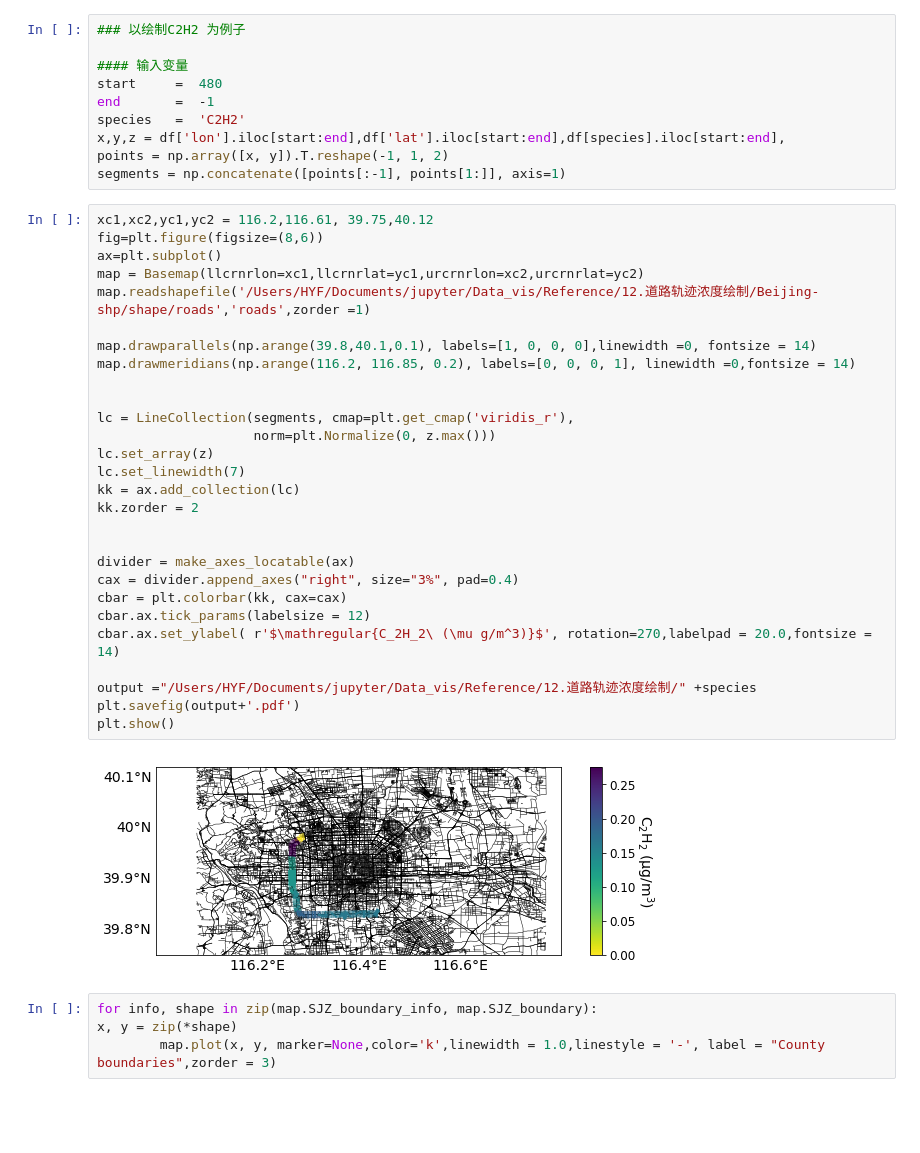
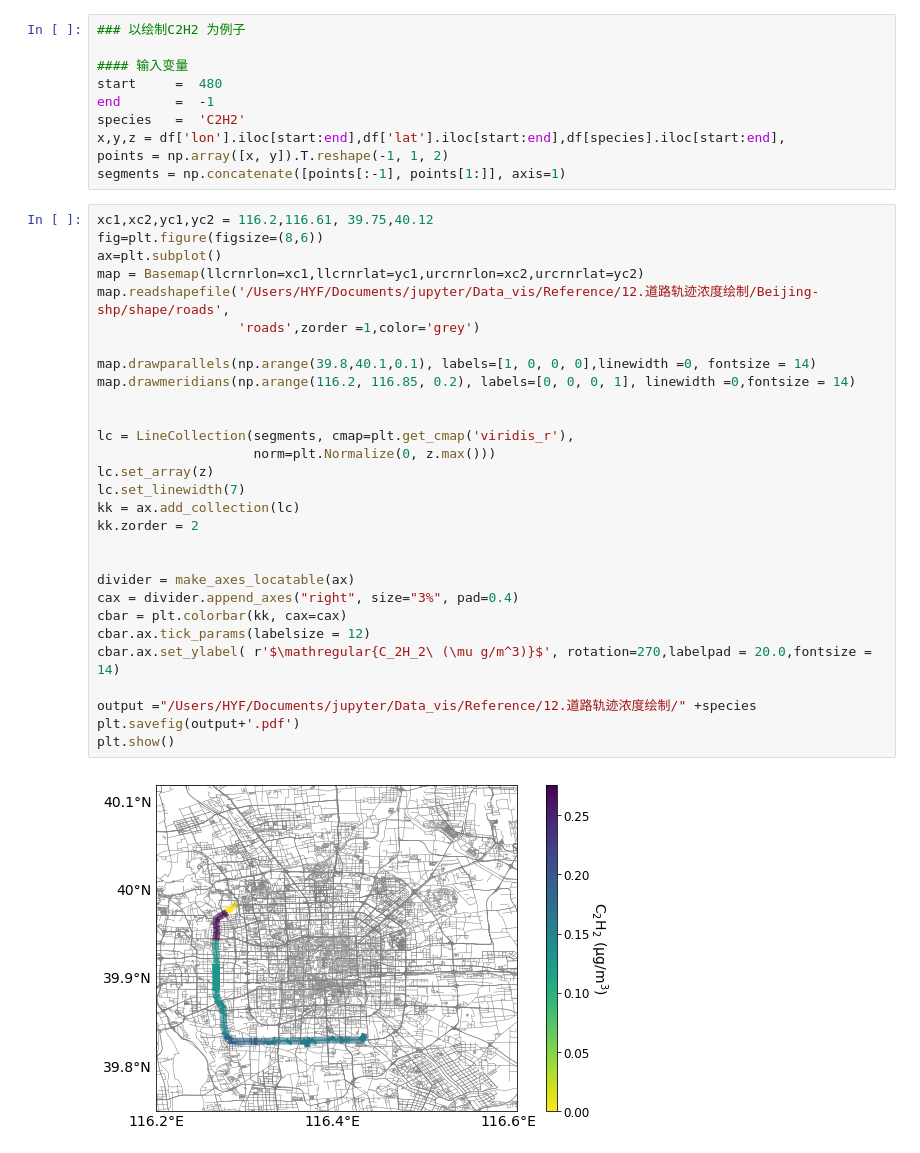
Before and after one commit to envhyf/Notebook, a Jupyter notebook: Untitled.ipynb, the cells around one changed output. Cells and saved outputs as stored; diff of their text form; blank space fills up the shorter version.

```diff
--- a/Untitled.ipynb
+++ b/Untitled.ipynb
@@ -110,34 +110,31 @@ segments = np.concatenate([points[:-1], points[1:]], axis=1)
 # %%
 xc1,xc2,yc1,yc2 = 116.2,116.61, 39.75,40.12
 fig=plt.figure(figsize=(8,6))
 ax=plt.subplot()
 map = Basemap(llcrnrlon=xc1,llcrnrlat=yc1,urcrnrlon=xc2,urcrnrlat=yc2)
-map.readshapefile('/Users/HYF/Documents/jupyter/Data_vis/Reference/12.道路轨迹浓度绘制/Beijing-shp/shape/roads','roads',zorder =1)
+map.readshapefile('/Users/HYF/Documents/jupyter/Data_vis/Reference/12.道路轨迹浓度绘制/Beijing-shp/shape/roads',
+                  'roads',zorder =1,color='grey')
 
 map.drawparallels(np.arange(39.8,40.1,0.1), labels=[1, 0, 0, 0],linewidth =0, fontsize = 14)
 map.drawmeridians(np.arange(116.2, 116.85, 0.2), labels=[0, 0, 0, 1], linewidth =0,fontsize = 14)
 
 
 lc = LineCollection(segments, cmap=plt.get_cmap('viridis_r'),
                     norm=plt.Normalize(0, z.max()))
 lc.set_array(z)
 lc.set_linewidth(7)
 kk = ax.add_collection(lc)
 kk.zorder = 2
 
 
 divider = make_axes_locatable(ax)
 cax = divider.append_axes("right", size="3%", pad=0.4)
 cbar = plt.colorbar(kk, cax=cax)
 cbar.ax.tick_params(labelsize = 12)
 cbar.ax.set_ylabel( r'$\mathregular{C_2H_2\ (\mu g/m^3)}$', rotation=270,labelpad = 20.0,fontsize = 14)
 
 output ="/Users/HYF/Documents/jupyter/Data_vis/Reference/12.道路轨迹浓度绘制/" +species
 plt.savefig(output+'.pdf')
 plt.show()
 # %% [output]
-[figure, old version]
+[figure, new version]
-# %%
-for info, shape in zip(map.SJZ_boundary_info, map.SJZ_boundary):
-x, y = zip(*shape)
-        map.plot(x, y, marker=None,color='k',linewidth = 1.0,linestyle = '-', label = "County boundaries",zorder = 3)
```
